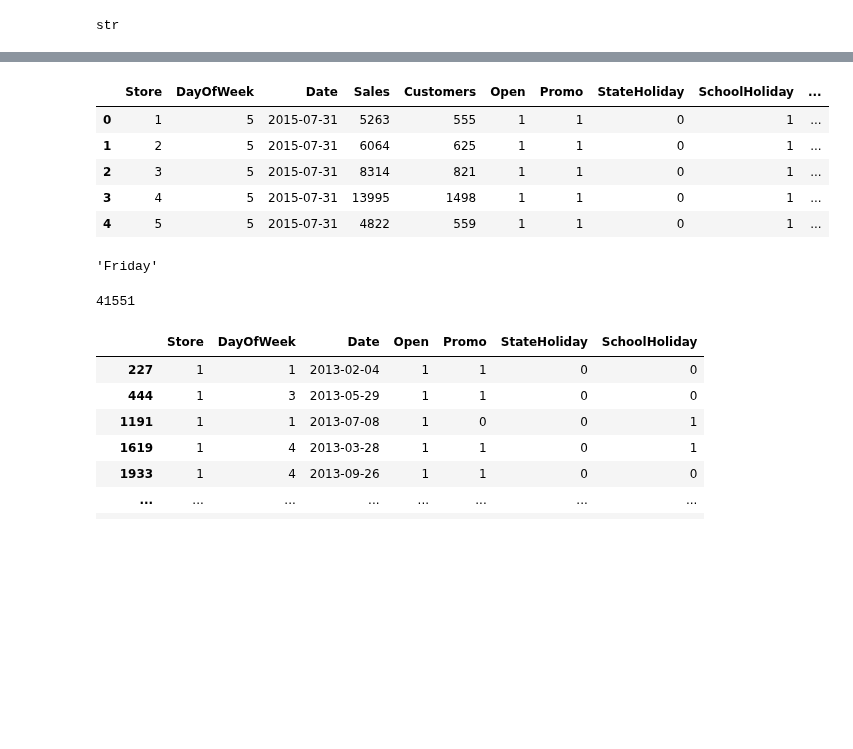
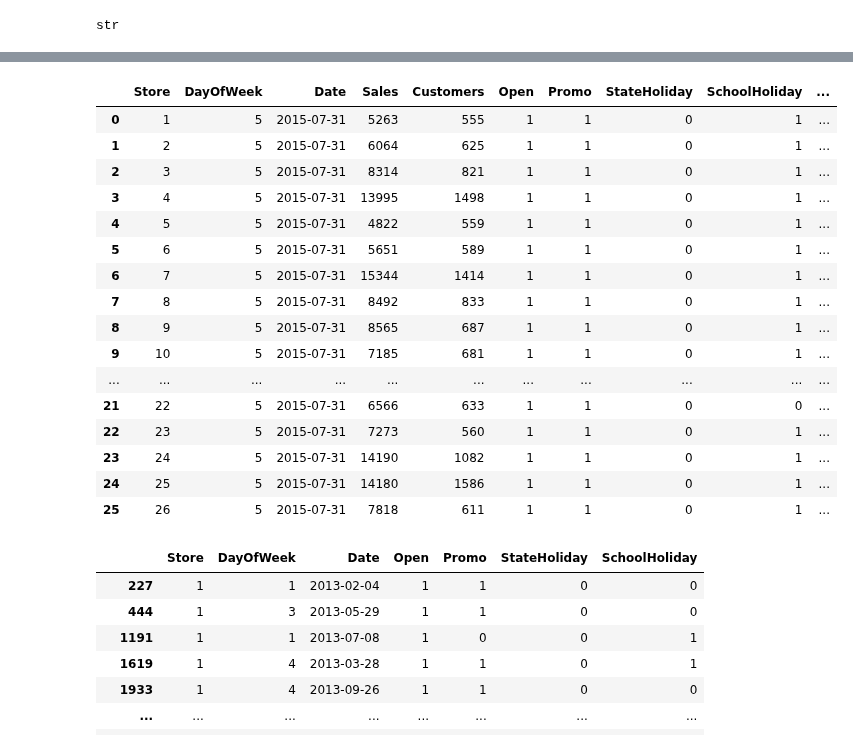
Before and after one commit to sipocz/Colab, a Jupyter notebook: Segmind_grand_AI_challenge_starter_LSTM.ipynb, the cells around one changed output, grey strips where cells are left out. Cells and saved outputs as stored; diff of their text form; code cells hidden in the pictures; blank space fills up the shorter version.

```diff
--- a/Segmind_grand_AI_challenge_starter_LSTM.ipynb
+++ b/Segmind_grand_AI_challenge_starter_LSTM.ipynb
@@ -105,4 +105,9 @@ df["Day7"][df["DayOfWeek"]==7]=1
 maxi=max(list(df["Sales"]))
 
 df["korr"]=df["Sales"]/maxi
+
+
+df["Timestamp"]=pd.to_datetime(df["Date"],format="%Y-%m-%d")
+df['week_of_year'] = df["Timestamp"].apply(lambda x: x.weekofyear)
+df['year'] = df["Timestamp"].apply(lambda x: x.year)
 # %% [output]
@@ -112,22 +132,25 @@ df["Timestamp"]=pd.to_datetime(df["Date"],format="%Y-%m-%d")
 # %%
-df.head()
+df.head(26)
 # %% [output]
 |  | Store | DayOfWeek | Date | Sales | Customers | Open | Promo | StateHoliday | SchoolHoliday | ... |
 | 0 | 1 | 5 | 2015-07-31 | 5263 | 555 | 1 | 1 | 0 | 1 | ... |
 | 1 | 2 | 5 | 2015-07-31 | 6064 | 625 | 1 | 1 | 0 | 1 | ... |
 | 2 | 3 | 5 | 2015-07-31 | 8314 | 821 | 1 | 1 | 0 | 1 | ... |
 | 3 | 4 | 5 | 2015-07-31 | 13995 | 1498 | 1 | 1 | 0 | 1 | ... |
 | 4 | 5 | 5 | 2015-07-31 | 4822 | 559 | 1 | 1 | 0 | 1 | ... |
+| 5 | 6 | 5 | 2015-07-31 | 5651 | 589 | 1 | 1 | 0 | 1 | ... |
+| 6 | 7 | 5 | 2015-07-31 | 15344 | 1414 | 1 | 1 | 0 | 1 | ... |
+| 7 | 8 | 5 | 2015-07-31 | 8492 | 833 | 1 | 1 | 0 | 1 | ... |
+| 8 | 9 | 5 | 2015-07-31 | 8565 | 687 | 1 | 1 | 0 | 1 | ... |
+| 9 | 10 | 5 | 2015-07-31 | 7185 | 681 | 1 | 1 | 0 | 1 | ... |
+| ... | ... | ... | ... | ... | ... | ... | ... | ... | ... | ... |
+| 21 | 22 | 5 | 2015-07-31 | 6566 | 633 | 1 | 1 | 0 | 0 | ... |
+| 22 | 23 | 5 | 2015-07-31 | 7273 | 560 | 1 | 1 | 0 | 1 | ... |
+| 23 | 24 | 5 | 2015-07-31 | 14190 | 1082 | 1 | 1 | 0 | 1 | ... |
+| 24 | 25 | 5 | 2015-07-31 | 14180 | 1586 | 1 | 1 | 0 | 1 | ... |
+| 25 | 26 | 5 | 2015-07-31 | 7818 | 611 | 1 | 1 | 0 | 1 | ... |
-# %%
-df.loc[1,"Timestamp"].day_name()
-# %% [output]
-'Friday'
 # %%
 testdf=pd.read_csv("./dataset/TEST.csv")
-# %%
-max(list(df["Sales"]))
-# %% [output]
-41551
 # %%
 testdf[testdf["Store"]==1]
 # %% [output]
```
Also changed, not shown: parts of 25 cells of this notebook.
